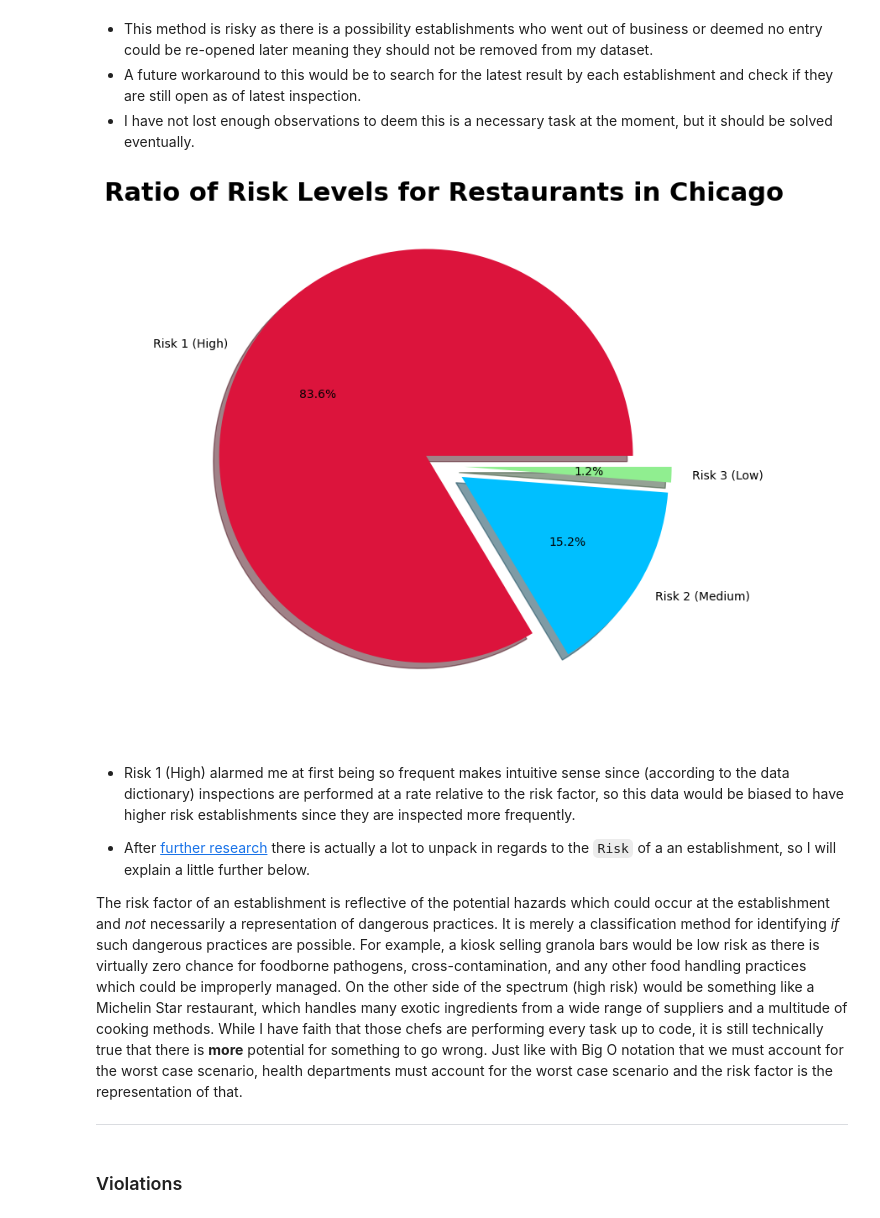
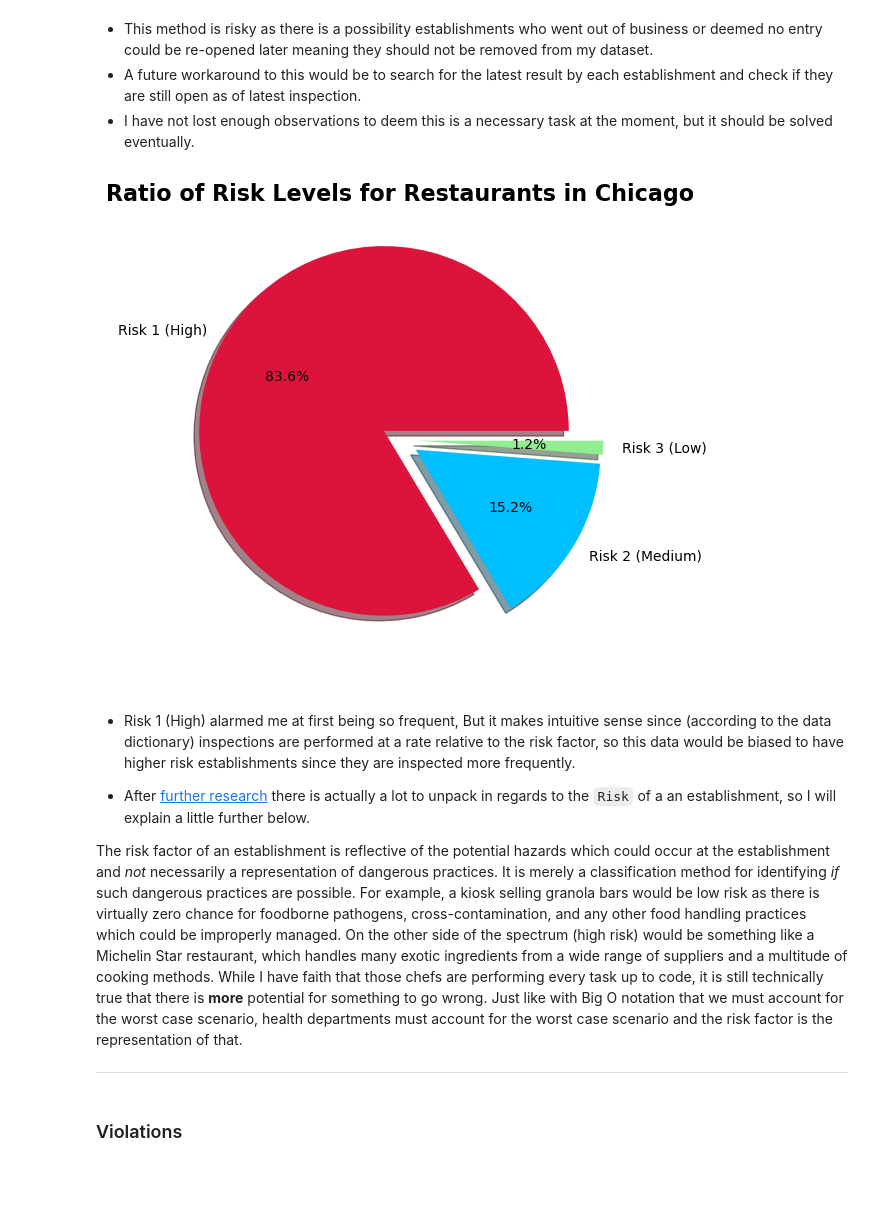
Before and after one commit to CharlesCro/food-inspections, a Jupyter notebook: code/notebooks/01_EDA.ipynb, the cells around one changed output. Cells and saved outputs as stored; diff of their text form; code cells hidden in the pictures; blank space fills up the shorter version.

```diff
--- a/code/notebooks/01_EDA.ipynb
+++ b/code/notebooks/01_EDA.ipynb
@@ -45,10 +45,10 @@ pd.set_option('display.max_columns', None)
 ---
 # %%
 # If you not have placed the CSV in the data folder, replace with correct path.
-file_path = '../../data/Food_Inspections_-_7_1_2018_-_Present_20241130.csv'
+data_path = '../../data/Food_Inspections_-_7_1_2018_-_Present_20241130.csv'
 # %%
 # Chicago Restaurant Inspections Data.
-chicago = pd.read_csv(file_path)
+chicago = pd.read_csv(data_path)
 chicago.head(3)
 # %% [output]
 |  | Inspection ID | DBA Name | AKA Name | License # | Facility Type | Risk | Address | City | State | ... |
@@ -138,11 +138,15 @@ chicago['inspection_date'] = pd.to_datetime(chicago['inspection_date'])
 # Drop unnecessary columns in the context of this project.
 chicago.drop(columns = ['latitude', 'longitude', 'city', 'state', 'zip', 'location'], inplace = True)
 # %%
-# Fill missing values
+# Fill missing values.
 chicago['license_#'] = chicago['license_#'].fillna(0)
+
 chicago['facility_type'] = chicago['facility_type'].fillna('Missing Type')
-chicago['aka_name'] = chicago['aka_name'].fillna('Missing Name')
+
+chicago['aka_name'] = chicago['aka_name'].fillna(chicago['dba_name'])
+
 chicago['violations'] = chicago['violations'].fillna('No Violations')
+
 chicago['risk'] = chicago['risk'].fillna('Risk 2 (Medium)') # give missing values average risk (Medium).
 # %%
 # Drop facility types which are not restaurant (for the scope of this project).
@@ -328,26 +346,26 @@ chicago.shape
 # %%
 # Visualizing the 'risk' levels.
 risks = chicago['risk'].value_counts()
 
-plt.figure(figsize = (8, 8))
+plt.figure(figsize = (8, 6))
 
-# Pie chart in honour of Hank Butler.
+# The infamous Pie Chart, in honour of Hank Butler.
 plt.pie(x = risks,
         labels = risks.index,
         autopct = '%1.1f%%',
         colors = ['crimson', 'deepskyblue', 'lightgreen'],
         explode = (0.1, 0.1, 0.1),
         shadow = True)
 
-plt.title('Ratio of Risk Levels for Restaurants in Chicago', fontsize = 22, fontweight = 'bold')
+plt.title('Ratio of Risk Levels for Restaurants in Chicago', fontsize = 16, fontweight = 'bold')
 
 
 # Save plot to images folder.
 plt.savefig('../../images/risk_levels.png');
 # %% [output]
-[figure, old version]
+[figure, new version]
 # %% [markdown]
-- Risk 1 (High) alarmed me at first being so frequent makes intuitive sense since (according to the data dictionary) inspections are performed at a rate relative to the risk factor, so this data would be biased to have higher risk establishments since they are inspected more frequently.
+- Risk 1 (High) alarmed me at first being so frequent, But it makes intuitive sense since (according to the data dictionary) inspections are performed at a rate relative to the risk factor, so this data would be biased to have higher risk establishments since they are inspected more frequently.
 
 - After [further research](https://www.chicago.gov/dam/city/depts/cdph/food_env/general/REGSSelfCertPilotdraftposting321.pdf) there is actually a lot to unpack in regards to the `Risk` of a an establishment, so I will explain a little further below.
 
```
Also changed, not shown: parts of 14 cells of this notebook, 11 other files.
